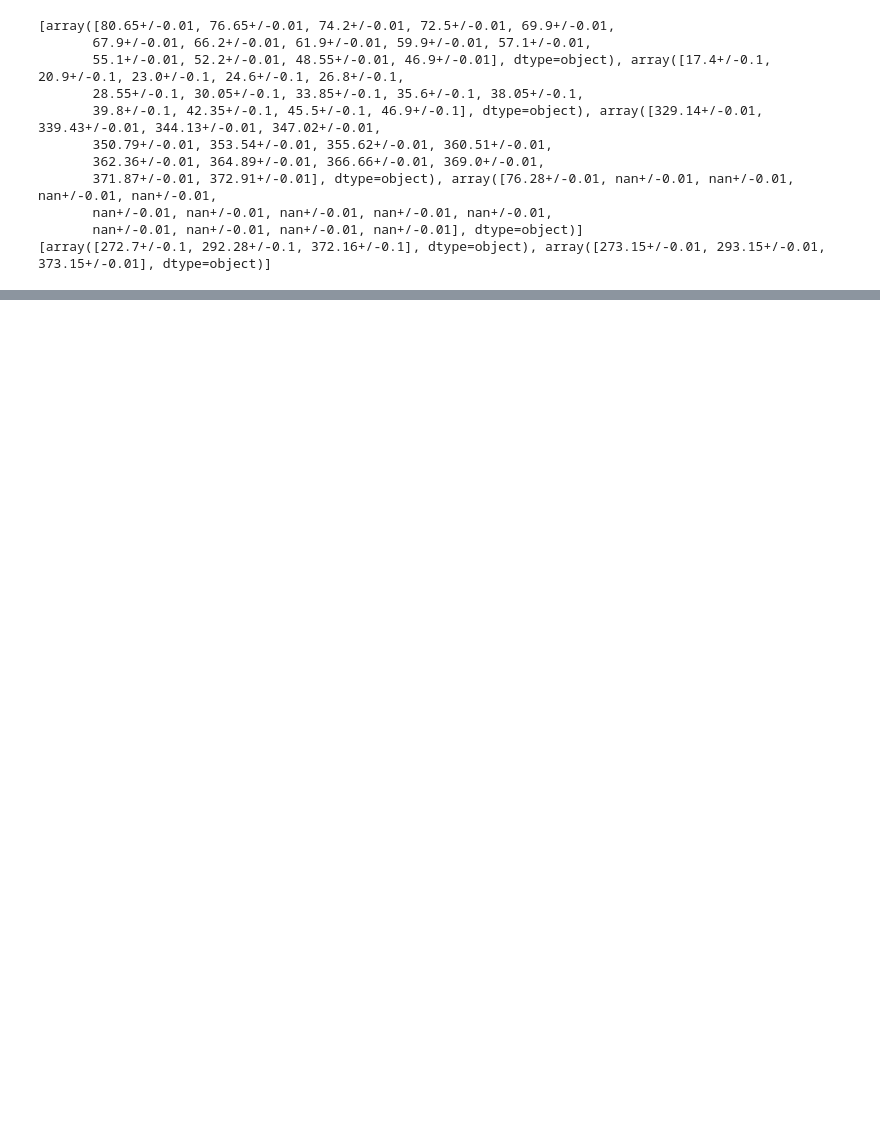
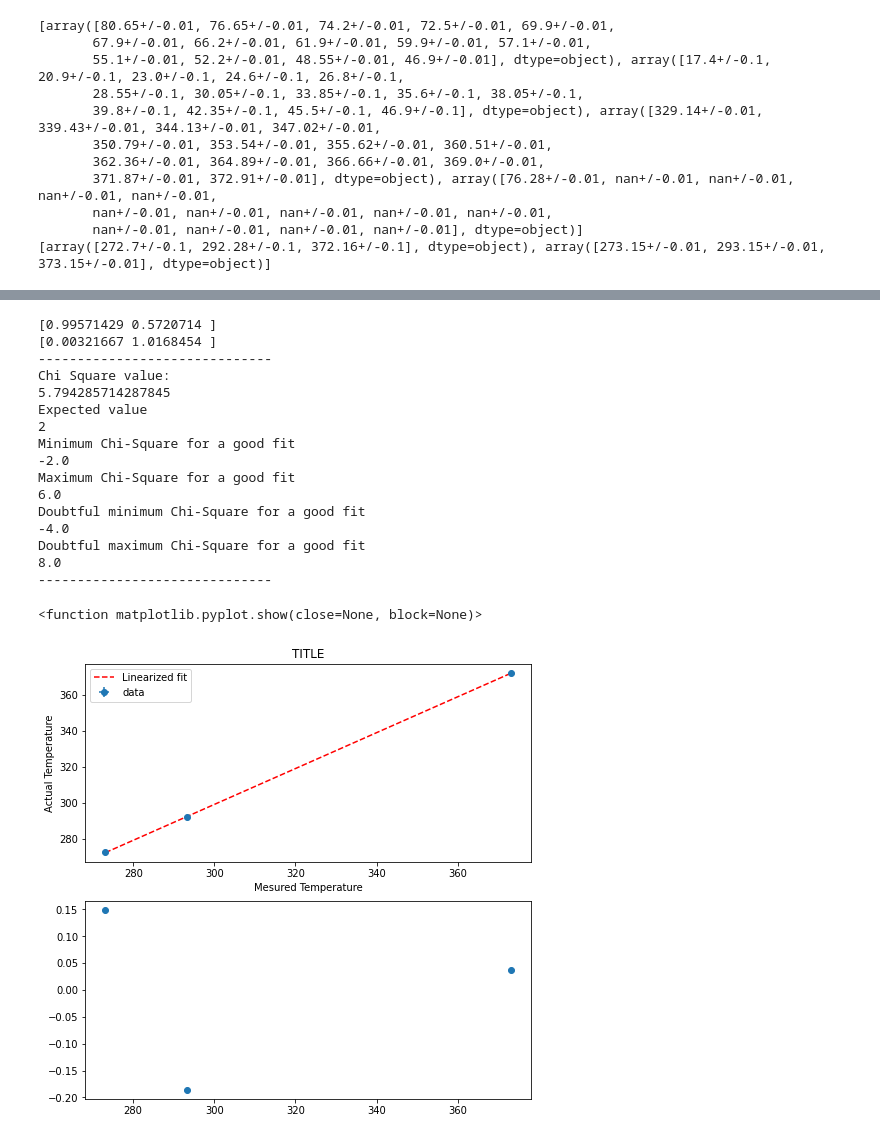
Before and after one commit to 3FI/PHYS-258, a Jupyter notebook: Lab2/Lab2_Notebook.ipynb, the cells around one changed output, grey strips where cells are left out. Cells and saved outputs as stored; diff of their text form; code cells hidden in the pictures; blank space fills up the shorter version.

Commit message:
Lab2 - Calibration plot

```diff
--- a/Lab2/Lab2_Notebook.ipynb
+++ b/Lab2/Lab2_Notebook.ipynb
@@ -101 +101,62 @@ Doubtful maximum Chi-Square for a good fit
 [figure]
+# %%
+plt.figure(figsize=(8, 8))
+plt.subplot(2,1,1)
+y=calibration[0]
+x=calibration[1]
+plt.errorbar(unumpy.nominal_values(x),unumpy.nominal_values(y),xerr=unumpy.std_devs(x),yerr=unumpy.std_devs(y),fmt='o',label='data')
+def f(x,a,b):
+    return a*x + b
+popt,pcov = optimize.curve_fit(f,xdata=unumpy.nominal_values(x), ydata=unumpy.nominal_values(y), sigma=(unumpy.std_devs(y)), p0=[-1,4])
+print(popt)
+perr = np.sqrt(np.diag(pcov))
+print(perr)
+
+plt.plot(unumpy.nominal_values(x), f(unumpy.nominal_values(x),*popt), 'r--',label='Linearized fit')
+
+plt.title('TITLE')
+plt.legend()
+plt.xlabel('Mesured Temperature')
+plt.ylabel('Actual Temperature')
+
+plt.subplot(2,1,2)
+plt.plot(unumpy.nominal_values(x), unumpy.nominal_values(y)-(f(unumpy.nominal_values(x),*popt)), 'o')
+
+print('-'*30)
+
+f_degree = len(x)-1
+print('Chi Square value:')
+print(sum( ( (unumpy.nominal_values(y)-(f(unumpy.nominal_values(x),*popt))) / unumpy.std_devs(y))**2 ) )
+print('Expected value')
+print(f_degree)
+print('Minimum Chi-Square for a good fit')
+print(f_degree - 2* (2*f_degree)**0.5)
+print('Maximum Chi-Square for a good fit')
+print(f_degree + 2* (2*f_degree)**0.5)
+
+print('Doubtful minimum Chi-Square for a good fit')
+print(f_degree - 3* (2*f_degree)**0.5)
+print('Doubtful maximum Chi-Square for a good fit')
+print(f_degree + 3* (2*f_degree)**0.5)
+print('-'*30)
+
+plt.show
+# %% [output]
+[0.99571429 0.5720714 ]
+[0.00321667 1.0168454 ]
+------------------------------
+Chi Square value:
+5.794285714287845
+Expected value
+2
+Minimum Chi-Square for a good fit
+-2.0
+Maximum Chi-Square for a good fit
+6.0
+Doubtful minimum Chi-Square for a good fit
+-4.0
+Doubtful maximum Chi-Square for a good fit
+8.0
+------------------------------
+<function matplotlib.pyplot.show(close=None, block=None)>
+[figure, added]
```
Also changed, not shown: parts of 1 cell of this notebook, 1 other file.
